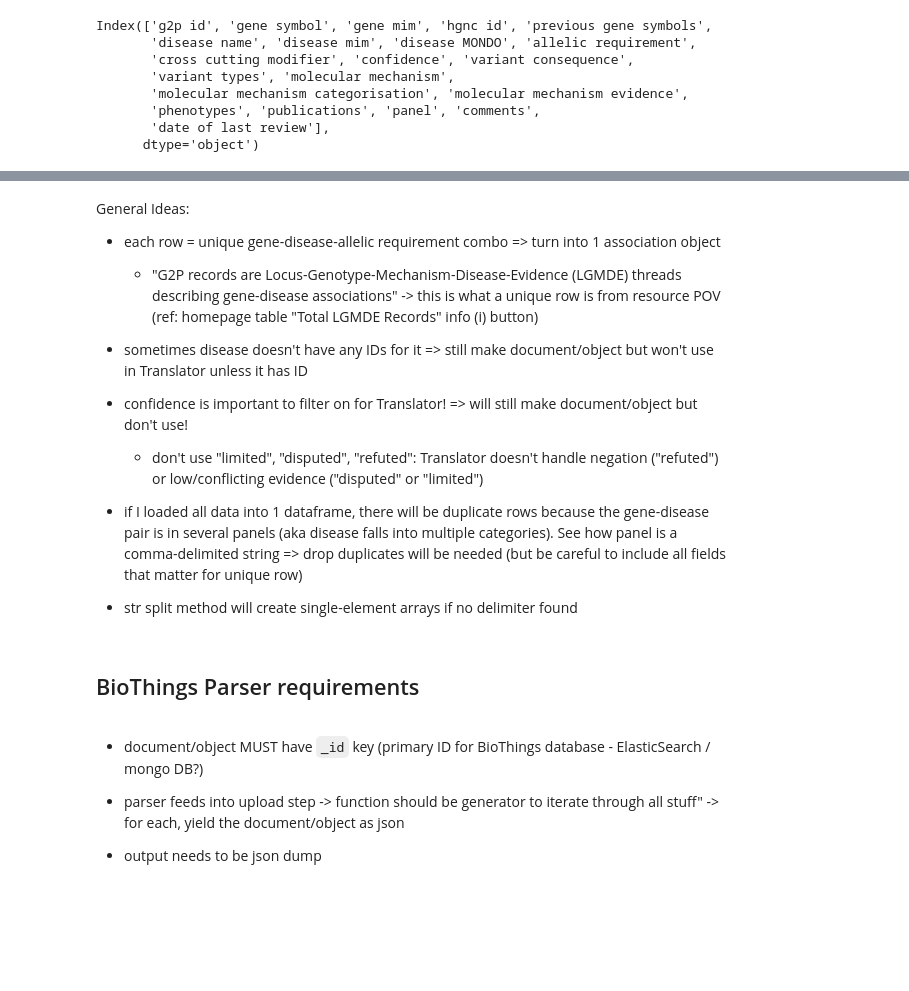
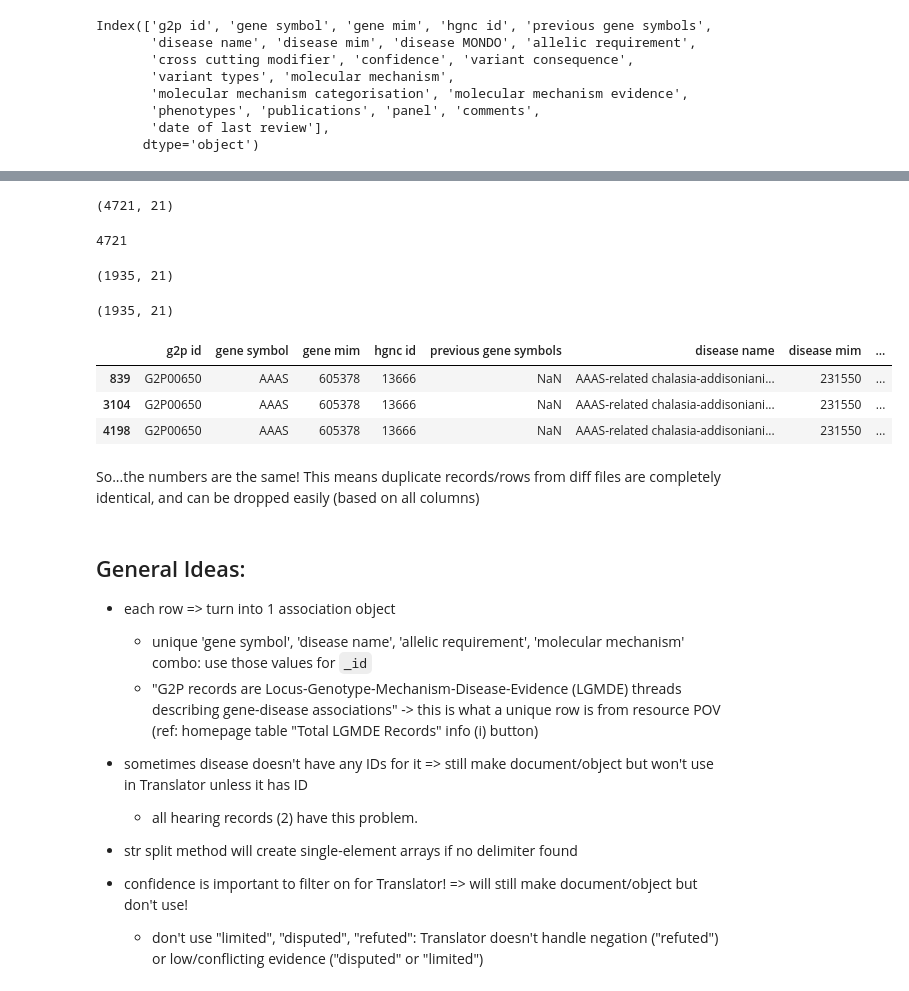
Before and after one commit to biothings/pending.api, a Jupyter notebook: plugins/ebi_gene2phenotype/data-playground.ipynb, the cells around one changed output, grey strips where cells are left out. Drawn from its saved outputs; the diff is of its cells as text; code cells hidden in the pictures; blank space fills up the shorter version.

```diff
--- a/plugins/ebi_gene2phenotype/data-playground.ipynb
+++ b/plugins/ebi_gene2phenotype/data-playground.ipynb
@@ -292,23 +307,42 @@ cardiac: allelic requirement
+# %%
+everything = pd.concat(objs=[cancer, cardiac, developmental, eye, hearing, skeletal, skin], ignore_index=True)
+# %%
+everything.shape
+
+cancer.shape[0] + cardiac.shape[0] + \
+developmental.shape[0] + eye.shape[0] + \
+hearing.shape[0] + skeletal.shape[0] + \
+skin.shape[0]
+# %% [output]
+(4721, 21)
+4721
+# %%
+everything[everything.duplicated(subset=['gene symbol', 'disease name', 'allelic requirement', 'molecular mechanism'], keep=False)].sort_values(by=['gene symbol', 'disease name']).shape
+
+everything[everything.duplicated(keep=False)].shape
+# %% [output]
+(1935, 21)
+(1935, 21)
+# %%
+everything[everything["g2p id"] == "G2P00650"]
+# %% [output]
+|  | g2p id | gene symbol | gene mim | hgnc id | previous gene symbols | disease name | disease mim | ... |
+| 839 | G2P00650 | AAAS | 605378 | 13666 | NaN | AAAS-related chalasia-addisoniani... | 231550 | ... |
+| 3104 | G2P00650 | AAAS | 605378 | 13666 | NaN | AAAS-related chalasia-addisoniani... | 231550 | ... |
+| 4198 | G2P00650 | AAAS | 605378 | 13666 | NaN | AAAS-related chalasia-addisoniani... | 231550 | ... |
+# %% [markdown]
+So...the numbers are the same! This means duplicate records/rows from diff files are completely identical, and can be dropped easily (based on all columns)
 # %% [markdown]
-General Ideas:
-* each row = unique gene-disease-allelic requirement combo => turn into 1 association object
+## General Ideas:
+
+* each row => turn into 1 association object
+  * unique 'gene symbol', 'disease name', 'allelic requirement', 'molecular mechanism' combo: use those values for `_id`
   * "G2P records are Locus-Genotype-Mechanism-Disease-Evidence (LGMDE) threads describing gene-disease associations" -> this is what a unique row is from resource POV (ref: homepage table "Total LGMDE Records" info (i) button)
 * sometimes disease doesn't have any IDs for it => still make document/object but won't use in Translator unless it has ID
+  * all hearing records (2) have this problem.
+
+
+* str split method will create single-element arrays if no delimiter found
+
 * confidence is important to filter on for Translator! => will still make document/object but don't use!
   * don't use "limited", "disputed", "refuted": Translator doesn't handle negation ("refuted") or low/conflicting evidence ("disputed" or "limited")
-
-
-
-
-* if I loaded all data into 1 dataframe, there will be duplicate rows because the gene-disease pair is in several panels (aka disease falls into multiple categories). See how panel is a comma-delimited string => drop duplicates will be needed (but be careful to include all fields that matter for unique row)
-* str split method will create single-element arrays if no delimiter found
-# %% [markdown]
-## BioThings Parser requirements
-# %% [markdown]
-* document/object MUST have `_id` key (primary ID for BioThings database - ElasticSearch / mongo DB?)
-
-* parser feeds into upload step -> function should be generator to iterate through all stuff" -> for each, yield the document/object as json
-
-
-
-* output needs to be json dump
```
Also changed, not shown: parts of 14 cells of this notebook.
